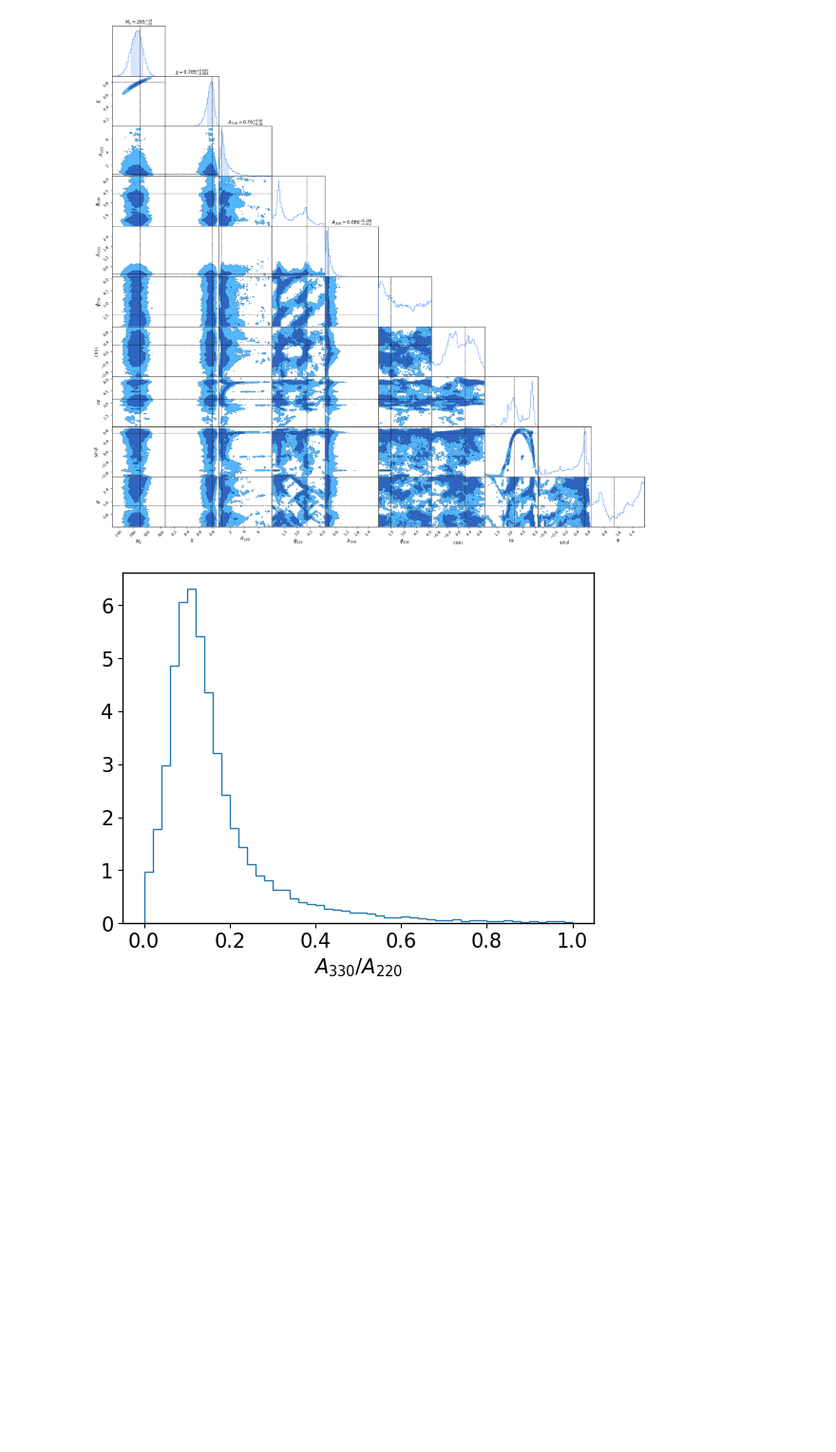
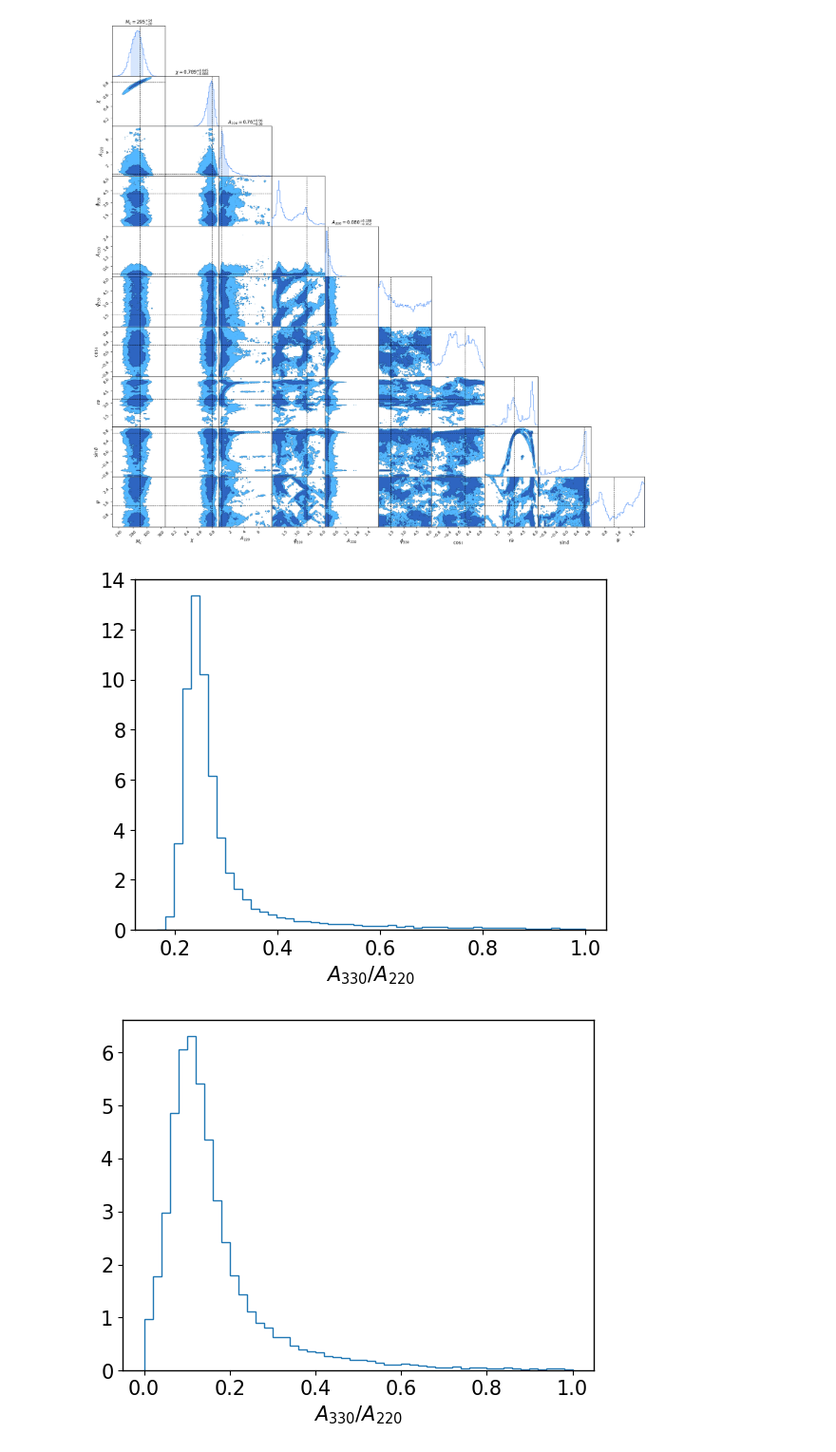
Before and after one commit to kallolD/skyRing, a Jupyter notebook: examples/simulations_220_330/noiseless-sim-full-sky.ipynb, the cells around one changed output. Shown at 95% size. Saved outputs shown, nothing was run; the diff lists cells and outputs as text; code cells hidden in the pictures; blank space fills up the shorter version.

```diff
--- a/examples/simulations_220_330/noiseless-sim-full-sky.ipynb
+++ b/examples/simulations_220_330/noiseless-sim-full-sky.ipynb
@@ -237,6 +271,12 @@ WARNING:chainconsumer:Parameter $ra$ in chain Full sky is not constrained
 WARNING:chainconsumer:Parameter $\sin \delta$ in chain Full sky is not constrained
 WARNING:chainconsumer:Parameter $\psi$ in chain Full sky is not constrained
 [figure]
+# %%
+plt.hist(posterior['theta'][:,4]/posterior['theta'][:,2], bins=50, histtype='step', density=1)
+plt.xlabel(r'$A_{330}/A_{220}$')
+plt.show()
+# %% [output]
+[figure, added]
 # %%
 plt.hist(posterior['theta'][:,4]/posterior['theta'][:,2], bins=50, histtype='step', density=1)
 plt.xlabel(r'$A_{330}/A_{220}$')
```
Also changed, not shown: parts of 5 cells of this notebook, 6 other files.
